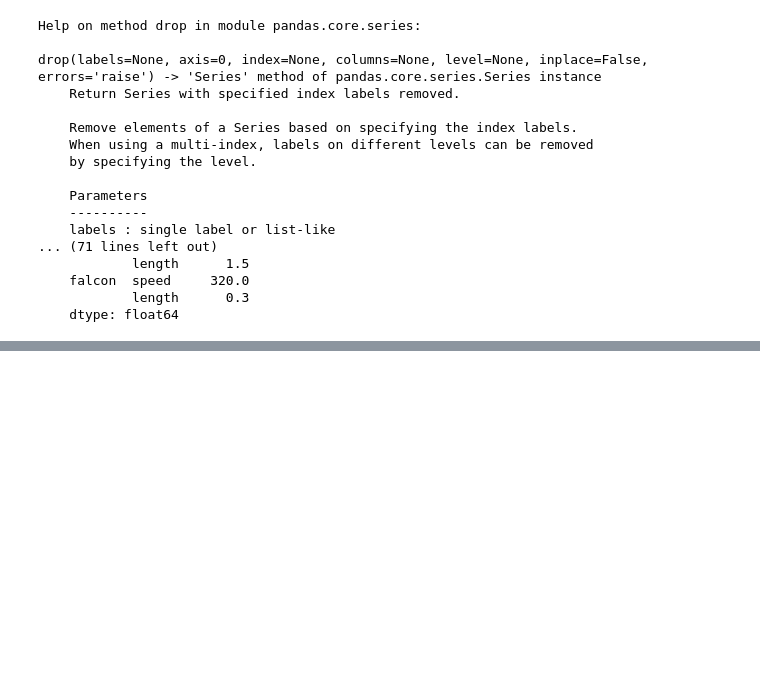
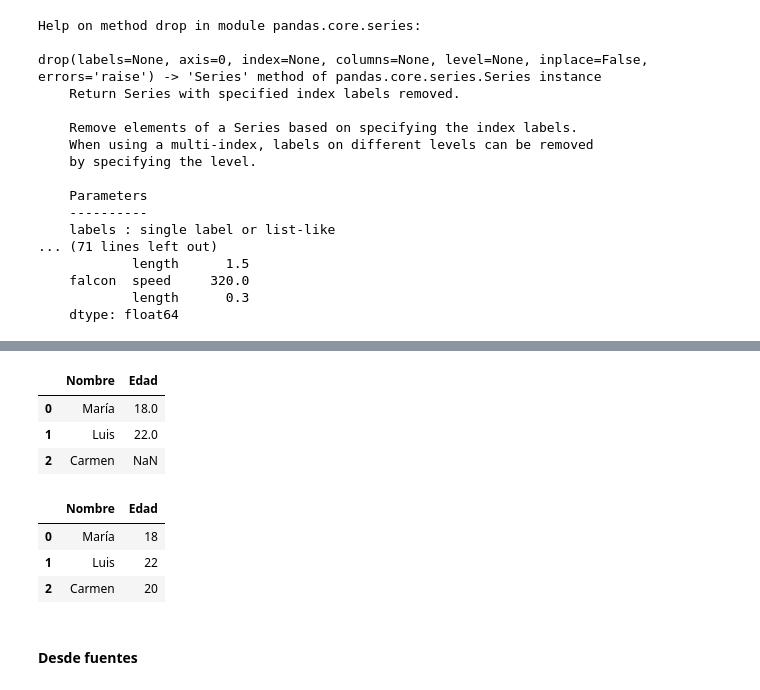
Before and after one commit to mjatoledo/MyDataScienceBasics, a Jupyter notebook: pandas/pandas1.ipynb, the cells around one changed output, grey strips where cells are left out. Saved outputs shown, nothing was run; the diff lists cells and outputs as text; code cells hidden in the pictures; blank space fills up the shorter version.

```diff
--- a/pandas/pandas1.ipynb
+++ b/pandas/pandas1.ipynb
@@ -270,0 +316,18 @@ drop(labels=None, axis=0, index=None, columns=None, level=None, inplace=False, e
+# %%
+df = pd.DataFrame(lista_de_dicts)
+df
+# %% [output]
+|  | Nombre | Edad |
+| 0 | María | 18.0 |
+| 1 | Luis | 22.0 |
+| 2 | Carmen | NaN |
+# %%
+df = pd.DataFrame(lista_de_listas, columns=['Nombre','Edad'])
+df
+# %% [output]
+|  | Nombre | Edad |
+| 0 | María | 18 |
+| 1 | Luis | 22 |
+| 2 | Carmen | 20 |
+# %% [markdown]
+#### Desde fuentes
```
Also changed, not shown: parts of 5 cells of this notebook, 18 other files.
